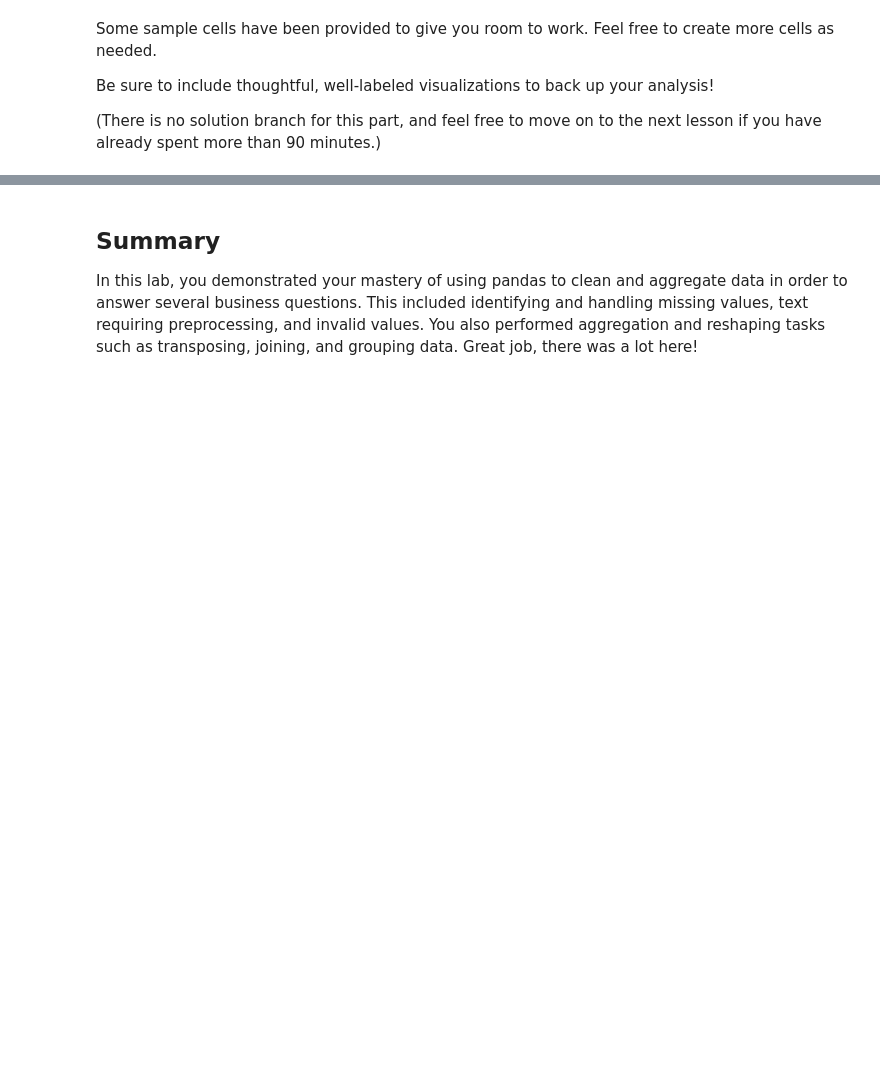
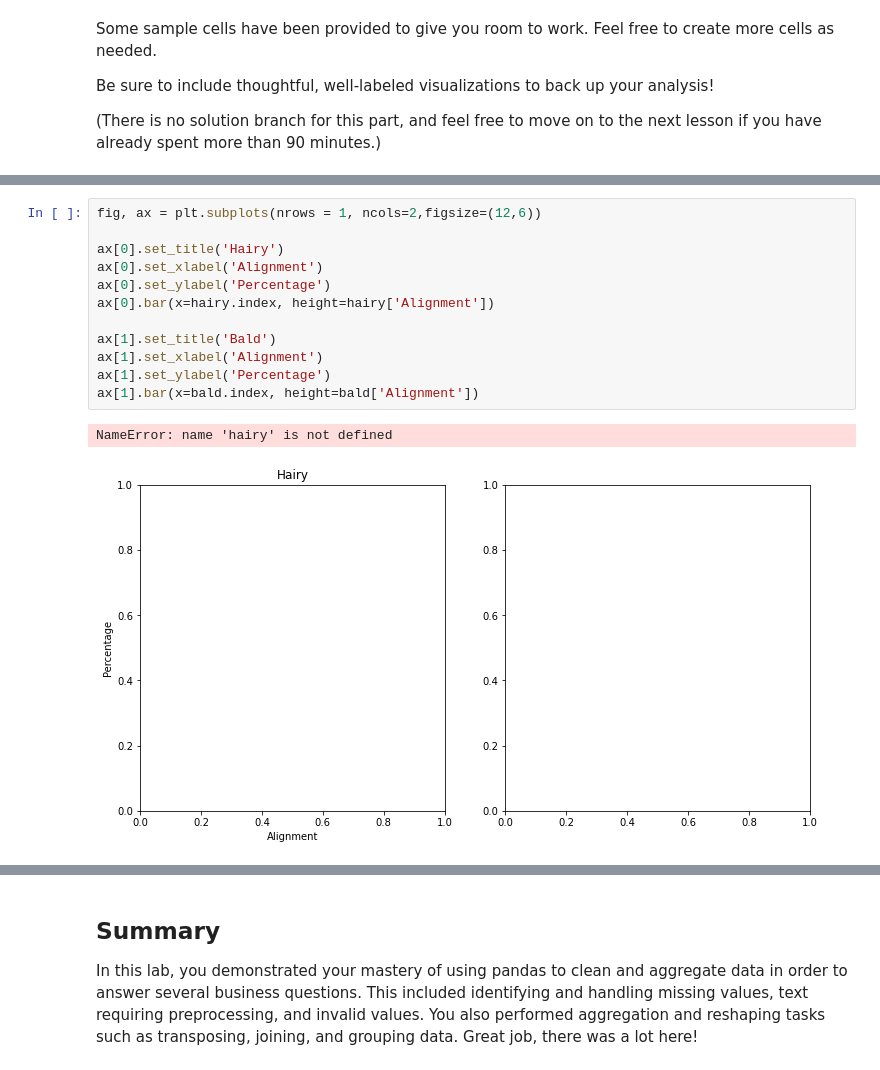
Before and after one commit to dvdhartsman/dsc-pandas-data-cleaning-lab, a Jupyter notebook: index.ipynb, the cells around one changed output, grey strips where cells are left out. Drawn from its saved outputs; the diff is of its cells as text; blank space fills up the shorter version.

```diff
--- a/index.ipynb
+++ b/index.ipynb
@@ -841,0 +847,15 @@ Name: 1, dtype: object
+# %%
+fig, ax = plt.subplots(nrows = 1, ncols=2,figsize=(12,6))
+
+ax[0].set_title('Hairy')
+ax[0].set_xlabel('Alignment')
+ax[0].set_ylabel('Percentage')
+ax[0].bar(x=hairy.index, height=hairy['Alignment'])
+
+ax[1].set_title('Bald')
+ax[1].set_xlabel('Alignment')
+ax[1].set_ylabel('Percentage')
+ax[1].bar(x=bald.index, height=bald['Alignment'])
+# %% [output]
+NameError: name 'hairy' is not defined
+[figure, added]
```
Also changed, not shown: parts of 18 cells of this notebook.
